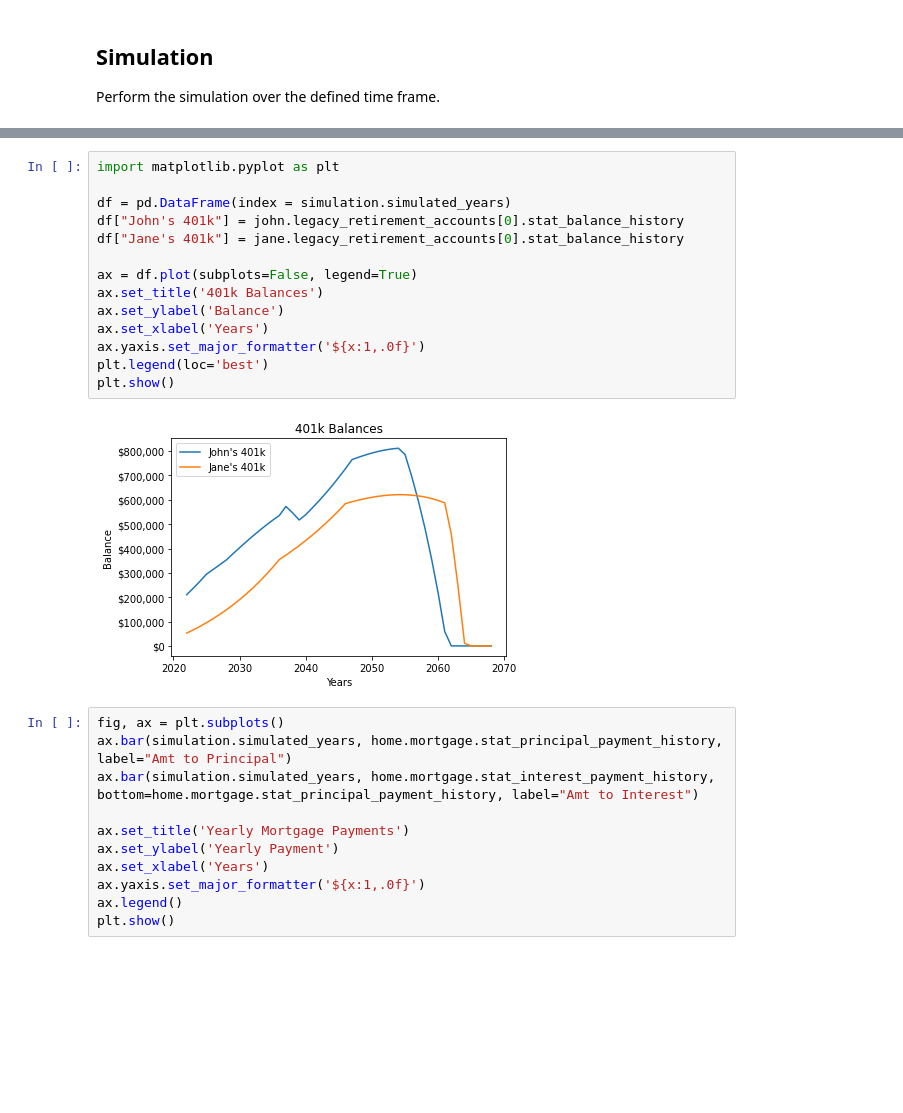
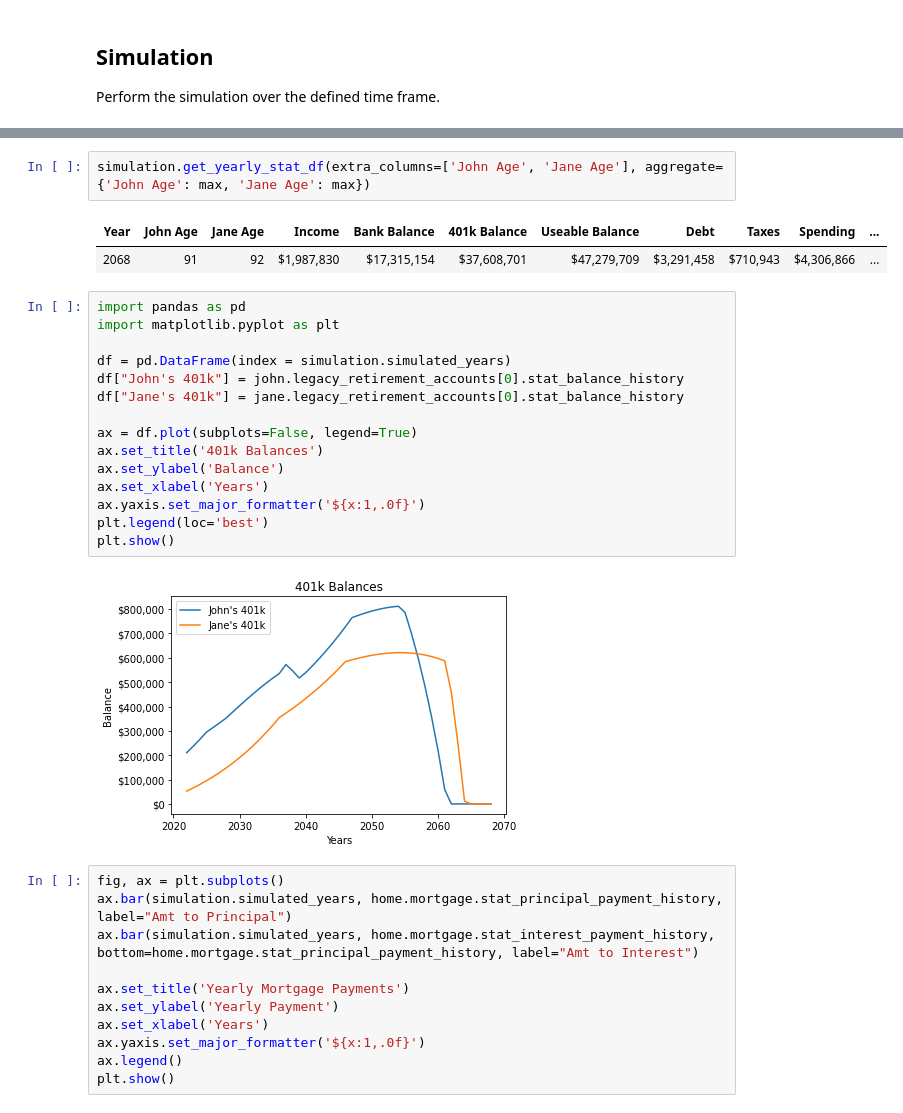
Before and after one commit to sw23/life-model, a Jupyter notebook: ExampleSimulation.ipynb, the cells around one changed output, grey strips where cells are left out. Drawn from its saved outputs; the diff is of its cells as text; blank space fills up the shorter version.

```diff
--- a/ExampleSimulation.ipynb
+++ b/ExampleSimulation.ipynb
@@ -286,4 +221,10 @@ df_total.style.format(precision=0, na_rep='MISSING',
+# %%
+simulation.get_yearly_stat_df(extra_columns=['John Age', 'Jane Age'], aggregate={'John Age': max, 'Jane Age': max})
+# %% [output]
+| Year | John Age | Jane Age | Income | Bank Balance | 401k Balance | Useable Balance | Debt | Taxes | Spending | ... |
+| 2068 | 91 | 92 | $1,987,830 | $17,315,154 | $37,608,701 | $47,279,709 | $3,291,458 | $710,943 | $4,306,866 | ... |
 # %%
+import pandas as pd
 import matplotlib.pyplot as plt
 
 df = pd.DataFrame(index = simulation.simulated_years)
```
Also changed, not shown: parts of 7 cells of this notebook, 5 other files.
